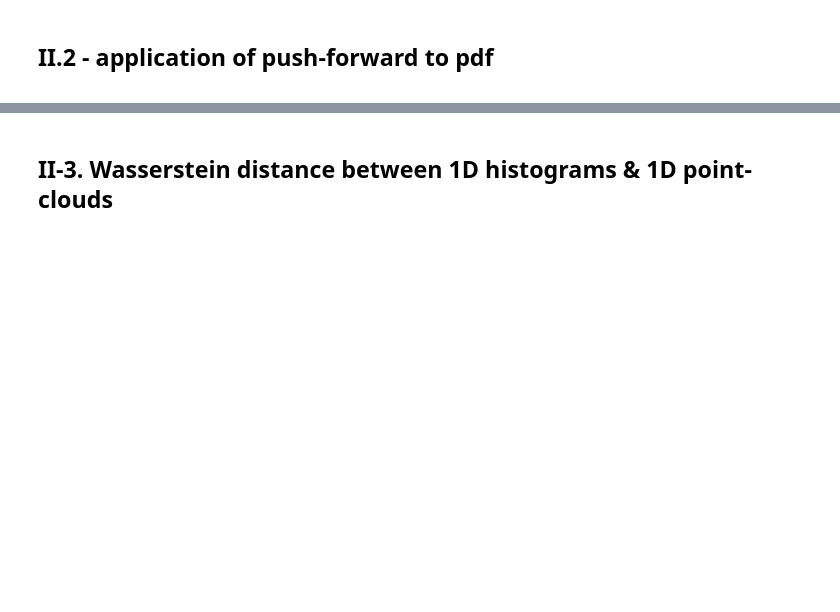
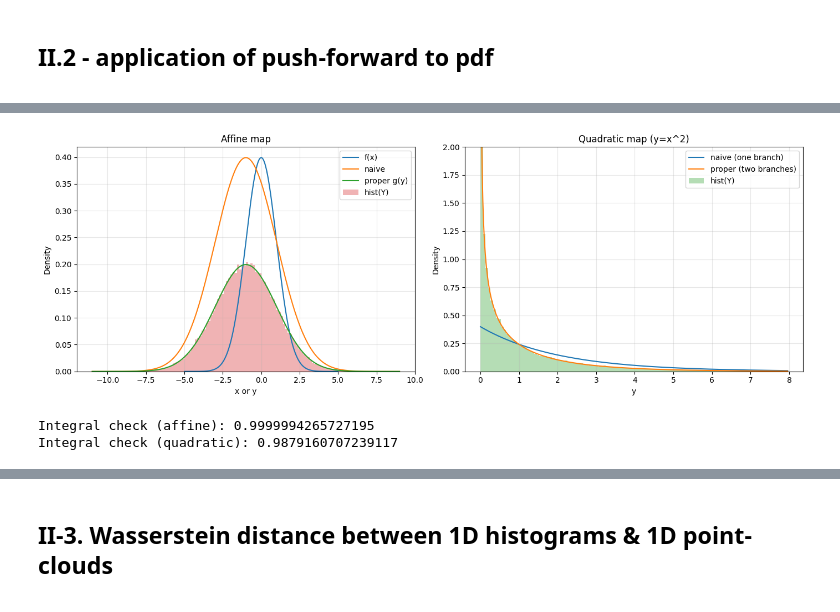
Before and after one commit to ViniciusGN/Kaggle-AI-Studies, a Jupyter notebook: 06. Optimal Transport/TP_1_OT_1D_2025.ipynb, the cells around one changed output, grey strips where cells are left out. Drawn from its saved outputs; the diff is of its cells as text; code cells hidden in the pictures; blank space fills up the shorter version.

```diff
--- a/06. Optimal Transport/TP_1_OT_1D_2025.ipynb
+++ b/06. Optimal Transport/TP_1_OT_1D_2025.ipynb
@@ -335,21 +388,3 @@ $$
     - drawing random samples $X$ from $f_1$ and $f_2$
     - apply the change of variable $Y = T(X)$
     - plot the normalized histogram of $Y$
-# %%
-# your code here :
-f = ... # pdf function with approriate parameters
-
-N = 1_000 # number of points
-x = np.linspace(...,N)
-
-n = 100_000 # random sample size
-X = ...
-
-y = np.linspace(...,N)
-T_inv = ...
-
-plt.figure()
-plt.plot(x,f(x)) # , label = "$f$"
-plt.plot(y,f(T_inv)) # , label = "$ f \circ T^{-1} $"
-plt.title("Changement de variable")
-plt.legend();
@@ -357,0 +456,62 @@ TypeError: unsupported operand type(s) for -: 'int' and 'ellipsis'
+# %%
+# your code here :
+# Gaussian pdf
+f = lambda x: MyGauss(x, mu, sig)  # base pdf
+
+fig, axes = plt.subplots(1, 2, figsize=(14, 5))
+
+# 1) Affine: y = alpha x + beta
+alpha, beta = 2.0, -1.0
+
+x = np.linspace(-5, 5, N)
+y_aff = np.linspace(alpha * x.min() + beta, alpha * x.max() + beta, N)
+
+T_inv_aff = lambda y: (y - beta) / alpha
+dT_inv_aff = lambda y: 1.0 / abs(alpha)
+
+g_aff = f(T_inv_aff(y_aff)) * dT_inv_aff(y_aff)
+
+X = mu + sig * np.random.randn(n)
+Y_aff = alpha * X + beta
+
+axes[0].plot(x, f(x), label="f(x)")
+axes[0].plot(y_aff, f(T_inv_aff(y_aff)), label="naive")
+axes[0].plot(y_aff, g_aff, label="proper g(y)")
+axes[0].hist(Y_aff, bins=120, density=True, alpha=0.35, label="hist(Y)")
+axes[0].set_title("Affine map")
+axes[0].set_xlabel("x or y")
+axes[0].set_ylabel("Density")
+axes[0].grid(True, alpha=0.3)
+axes[0].legend()
+
+# 2) Quadratic: y = x^2 (not bijective)
+eps = 1e-3
+X2 = mu + sig * np.random.randn(n)
+Y_quad = X2**2
+
+y_max = np.quantile(Y_quad, 0.995)
+y_quad = np.linspace(eps, y_max, N)
+sqrt_y = np.sqrt(y_quad)
+
+g_quad = (f(sqrt_y) + f(-sqrt_y)) / (2.0 * sqrt_y)
+
+axes[1].plot(y_quad, f(sqrt_y), label="naive (one branch)")
+axes[1].plot(y_quad, g_quad, label="proper (two branches)")
+axes[1].hist(Y_quad, bins=120, range=(0, y_max), density=True, alpha=0.35, label="hist(Y)")
+
+axes[1].set_title("Quadratic map (y=x^2)")
+axes[1].set_xlabel("y")
+axes[1].set_ylabel("Density")
+axes[1].set_ylim(0, 2.0)  # zoom to see the bulk
+axes[1].grid(True, alpha=0.3)
+axes[1].legend()
+
+plt.tight_layout()
+plt.show()
+
+print("Integral check (affine):", np.trapz(g_aff, y_aff))
+print("Integral check (quadratic):", np.trapz(g_quad, y_quad))
+# %% [output]
+[figure, added]
+Integral check (affine): 0.9999994265727195
+Integral check (quadratic): 0.9879160707239117
```
Also changed, not shown: parts of 17 cells of this notebook.
